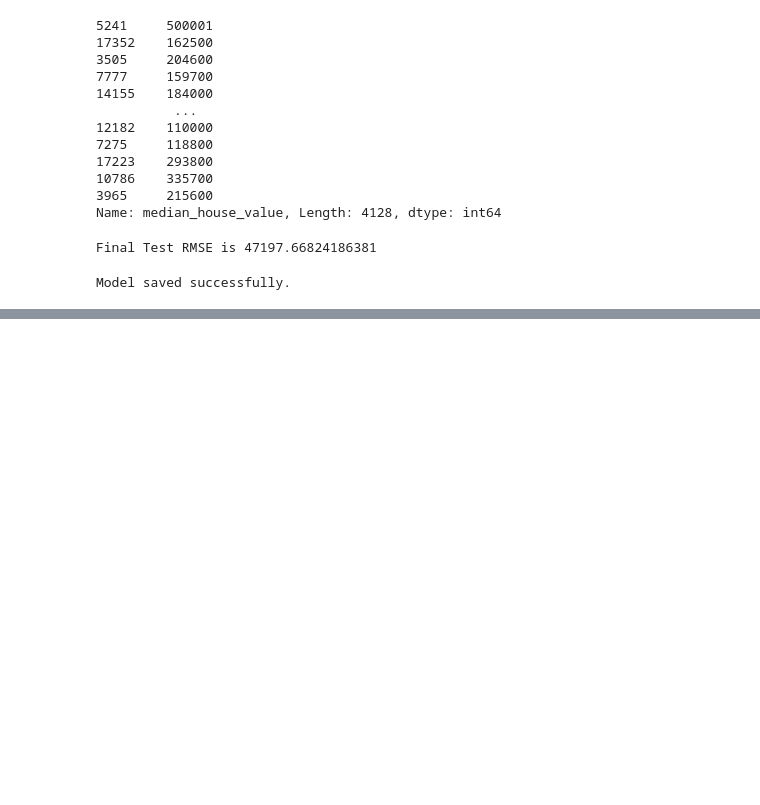
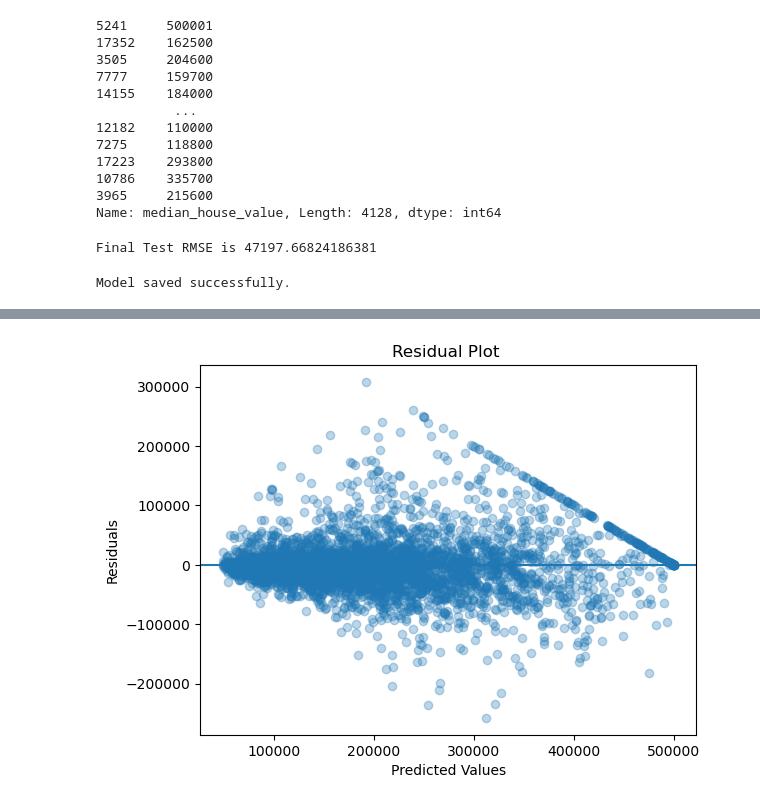
Before and after one commit to LotusNyaupane/Housing_price_prediction, a Jupyter notebook: Housing_price_prediction.ipynb, the cells around one changed output, grey strips where cells are left out. Drawn from its saved outputs; the diff is of its cells as text; code cells hidden in the pictures; blank space fills up the shorter version.

```diff
--- a/Housing_price_prediction.ipynb
+++ b/Housing_price_prediction.ipynb
@@ -328,0 +346,12 @@ Model saved successfully.
+# %%
+plt.figure()
+plt.scatter(test_predictions, residuals, alpha=0.3)
+plt.axhline(y=0)
+plt.xlabel("Predicted Values")
+plt.ylabel("Residuals")
+plt.title("Residual Plot ")
+
+plt.savefig("images/residual_plot_clean.png", dpi=300, bbox_inches="tight")
+plt.show()
+# %% [output]
+[figure, added]
```
Also changed, not shown: parts of 2 cells of this notebook, 3 other files.
